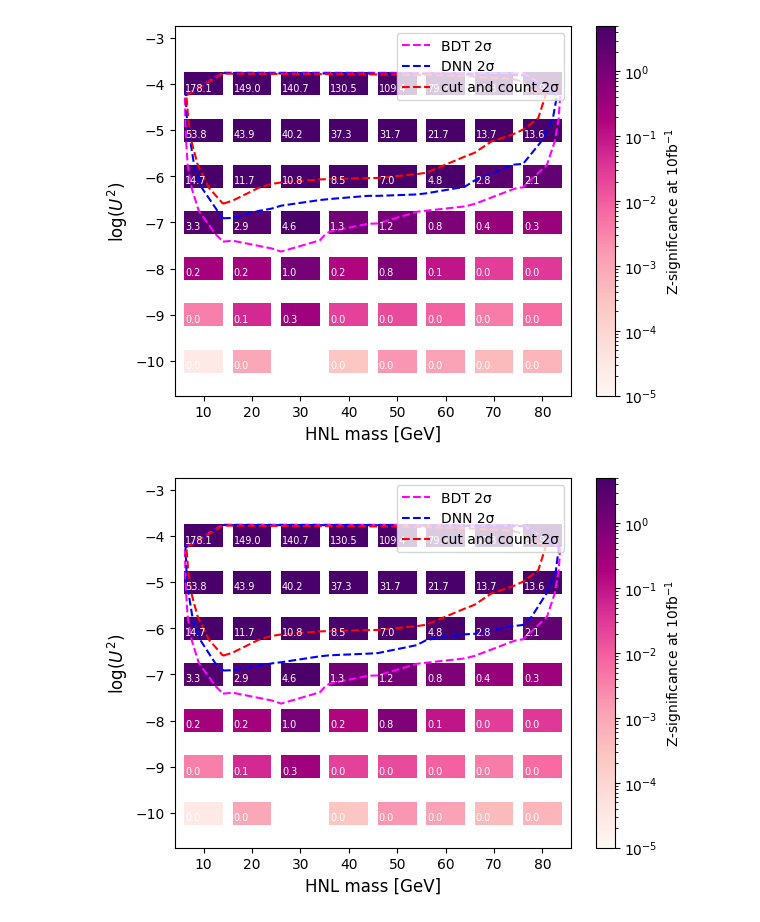
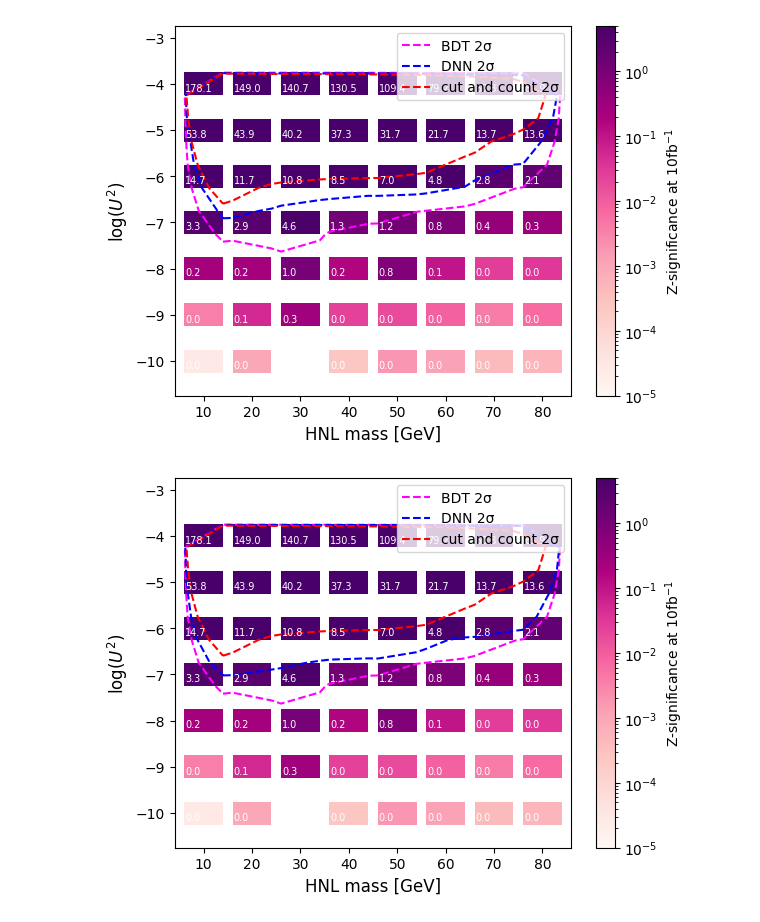
Before and after one commit to tomcritchley/FCCAnalyses_local, a Jupyter notebook: xgboost/xgboost_batch/plotting_limits.ipynb, the cells around one changed output. Saved outputs shown, nothing was run; the diff lists cells and outputs as text; code cells hidden in the pictures.

Commit message:
variable plotting

```diff
--- a/xgboost/xgboost_batch/plotting_limits.ipynb
+++ b/xgboost/xgboost_batch/plotting_limits.ipynb
@@ -3464,6 +3464,6 @@ def make_hist_2D():
         mass = float(parts[0].replace('GeV', ''))
         angle = float(parts[1].replace('1e-', '-').replace('p', '.'))
         highest_significance = max(value['significance_list'], key=lambda x: x[0])[0]
-        highest_significance *= 1.02
+        highest_significance *= 1.2
         llp_points.append((mass, angle * 2, highest_significance))
 
@@ -3503,32 +3503,32 @@ def make_hist_2D():
     x_edges, y_edges = edges
 
     plt.colorbar(label = 'Z-significance at $10 \mathrm{fb}^{-1}$')
 
     # Plot the contours for BDT, LLP, and Prompt
     plt.contour(x_grid, y_grid, z_interp_bdt, levels=[2], colors='magenta', linestyles='dashed')
     plt.contour(x_grid, y_grid, z_interp_llp, levels=[2], colors='blue', linestyles='dashed')
     z_cut_count = griddata((masses_cc, angles_cc), significances_cc, (x_grid, y_grid), method='linear',fill_value=0)
     plt.contour(x_grid, y_grid, z_cut_count, levels=[2], colors='red', linestyles='dashed')
     # Add legend for the contours
     legend_elements = [Line2D([0], [0], color='magenta', linestyle='dashed', label='BDT 2σ'),
                        Line2D([0], [0], color='blue', linestyle='dashed', label='DNN 2σ'),
                        Line2D([0], [0], color='red', linestyle='dashed', label='cut and count 2σ')]
     plt.legend(handles=legend_elements, loc='upper right')
 
 
     for i in range(len(x_edges) -1):
         for j in range(len(y_edges) -1):
             if hist[i, j] > 0:
                 plt.text(x_edges[i] +0.2, y_edges[j]+0.1, f'{hist[i, j]:.1f}', color='white', fontsize = 7)
 
     # Add labels and title
     plt.xlabel("HNL mass [GeV]", fontsize=12)
     plt.ylabel("log($U^2$)", fontsize=12)
 
     # Save the plot
-    plt.savefig('dnn_cut_bdt.pdf', format='pdf')
+    plt.savefig('dnnJune.pdf', format='pdf')
     plt.show()
 
 make_hist_2D()
 # %% [output]
-[figure, old version]
+[figure, new version]
```
Also changed, not shown: parts of 1 cell of this notebook, 3 other files.
